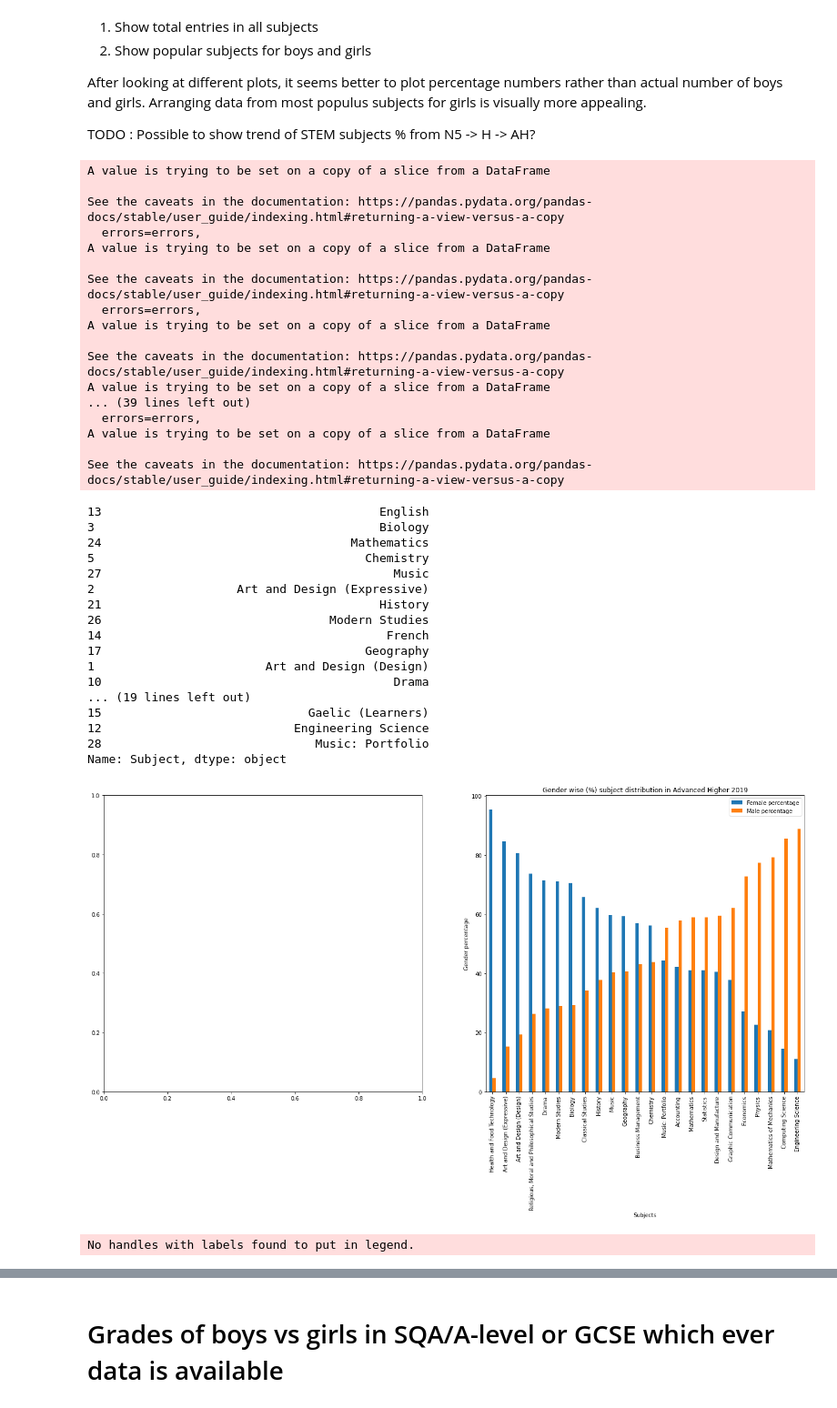
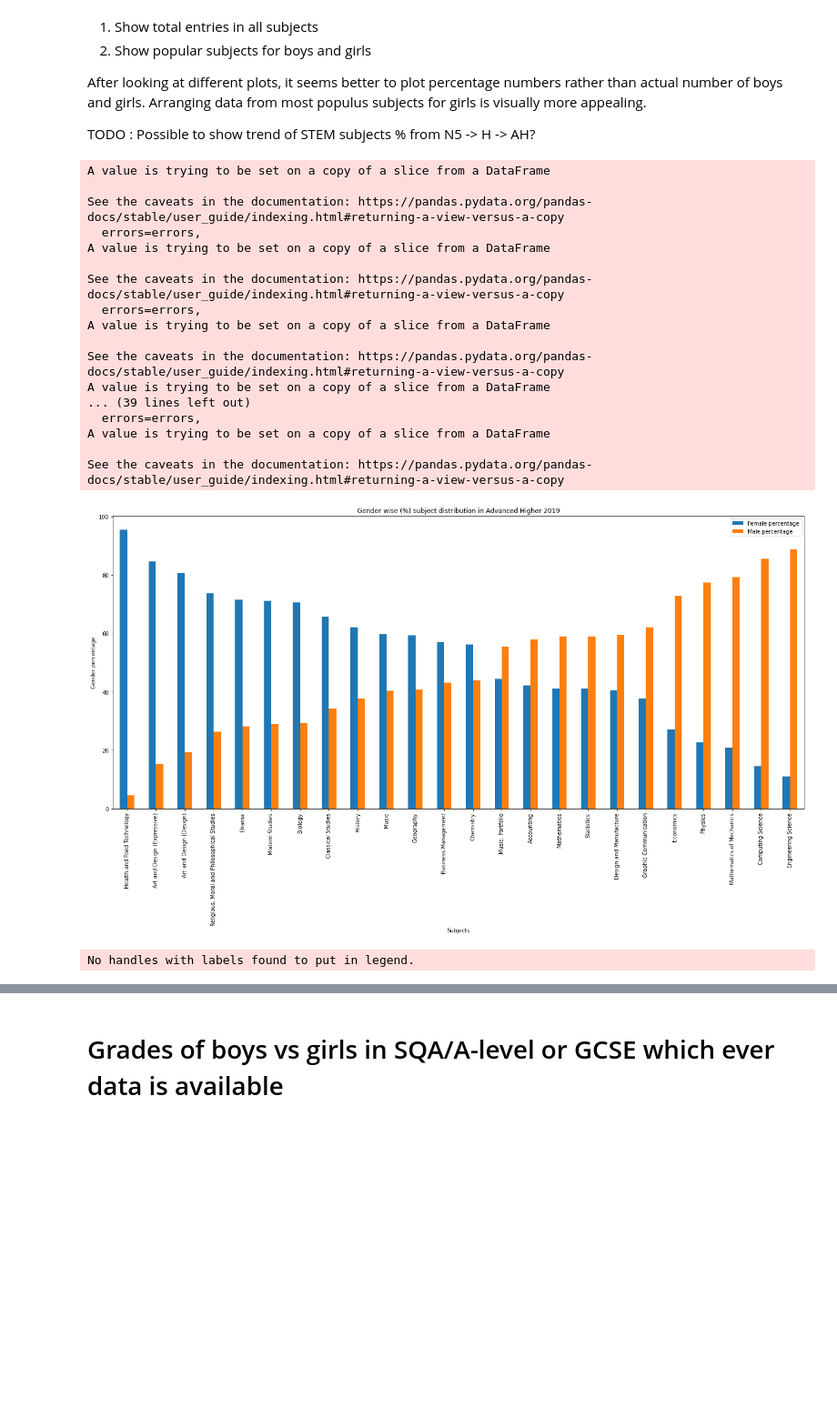
Before and after one commit to EsterGM/Women-In-Tech, a Jupyter notebook: final_computing_in_schools/CS_in_schools.ipynb, the cells around one changed output, grey strips where cells are left out. Shown at 91% size. Saved outputs shown, nothing was run; the diff lists cells and outputs as text; code cells hidden in the pictures; blank space fills up the shorter version.

```diff
--- a/final_computing_in_schools/CS_in_schools.ipynb
+++ b/final_computing_in_schools/CS_in_schools.ipynb
@@ -667,7 +646,6 @@ soi = ['Mathematics', 'Physics', 'Business Management', 'Computing Science', 'En
 
 def read_data_ah():
   # Read Advanced Higher stats for years [2015:2019]
-  # Can there be an array of df?
 
   # Read sheet name = Table 5
   sheet_name = 'Table 5'
@@ -713,6 +691,7 @@ def read_data_h():
   # There has been some changes to exam levels in this year
   new_h_path = 'https://github.com/njaincode/final_project/blob/main/SQA_datasets/2015/ASR2015_NewHigher.xls?raw=true'
   df_15a = pd.read_excel(h_path, sheet_name=sheet_name,header=None)
+  return df_15, df_16, df_17, df_18, df_19
 
 def read_data_n5():
   # Read N5 stats for years [2015:2019]
@@ -734,7 +713,7 @@ def read_data_n5():
 
   h_path = 'https://github.com/njaincode/final_project/blob/main/SQA_datasets/2015/ASR2015_National5.xls?raw=true'
   df_15 = pd.read_excel(h_path, sheet_name=sheet_name,header=None)
-
+  return df_15, df_16, df_17, df_18, df_19
 
 def clean_data(df, ishigher_yr15, isyr19):
 
@@ -801,16 +780,6 @@ def prepare_data(df_15, df_16, df_17, df_18, df_19, ishigher):
 
   # Data prep
   df_years = pd.DataFrame(columns = ['% of total', 'Male', 'Female'], index = [2015, 2016, 2017, 2018, 2019])
-
-  #df_years['% of total'] =   [total_entries_2015, total_entries_2016, total_entries_2017, total_entries_2018, total_entries_2019]
-  #df_years['Male'] =    [total_male_2015, total_male_2016, total_male_2017, total_male_2018, total_male_2019]
-  #df_years['Female'] =  [total_female_2015, total_female_2016, total_female_2017, total_female_2018, total_female_2019]
-
-  # Change to numerical value
-  #df_years['% of total'] = df_years['% of total'].astype(int)
-  #df_years['Male'] = df_years['Male'].astype(int)
-  #df_years['Female'] = df_years['Female'].astype(int)
-
   return(dfc_15, dfc_16, dfc_17, dfc_18, dfc_19)
 
 def main_function():
@@ -834,93 +803,54 @@ def main_function():
   # Set index as subject, it eases plotting
   ahigher_plot.set_index('Subject', inplace=True)
 
-  print(p2['Subject'])
+  #print(p2['Subject'])
   p2.set_index('Subject', inplace=True)
 
   # Remove language subjects
   p2 = p2.drop(index=subject_lang, axis=0)
   p2.sort_values(by = ["Female percentage"], ascending = [False], inplace=True)
 
-
-  fig, ax = plt.subplots(1, 2, figsize=(23,10))
+  fig, ax = plt.subplots(1, 1, figsize=(23,10))
   #ahigher_plot.plot(kind='bar', title='Girls subject intake in Advanced Higher', ylabel='Total intake', xlabel='Subject', ax=ax[0])
   #ax[0].legend(loc="upper right")
   # Control y-axis, step size=100
   major_ticks = np.arange(0, 2500, 100)
   #ax[0].set_yticks(major_ticks)
-  p2.plot(kind='bar', title='Gender wise (%) subject distribution in Advanced Higher 2019', ylabel='Gender percentage', xlabel='Subjects', ax=ax[1])
-
+  p2.plot(kind='bar', title='Gender wise (%) subject distribution in Advanced Higher 2019', ylabel='Gender percentage', xlabel='Subjects', ax=ax)
   plt.show()
-  #ax.grid(zorder=0)
-  # FIXME ax.bar(range(len(ahigher_plot)), ahigher_plot, width=0.3, align='center', color='skyblue', zorder=3)
 
   # Show another graph with Technology subjects or STEM subjects?
 
   ah_p2 = ahigher_plot.loc[soi]
 
   fig, ax = plt.subplots(1, 1, figsize=(15,8))
   ax.legend(loc="upper right")
   major_ticks = np.arange(0, 2500, 100)
   ax.set_yticks(major_ticks)
   ah_p2.plot(kind='bar', title='Students in STEM in Advanced Higher 2019 ', ylabel='Total intake', xlabel='Subject', ax=ax)
   plt.show()
 
-
-  # FIXME Remove, trying dot plot
-  #fig, ax = plt.subplots(1, 1, figsize=(25,15))
-  #x1 = dfc_19['Subject']
-  #y1 = p2['Female percentage']
-
-  #df_19_f = dfc_19[['Subject', 'Female percentage']]
-  # dataframe reshaping
-  #df2 = pd.melt(frame = df_19_f, var_name = 'Subject', value_name = 'Female percentage')
-  #plt.scatter(df_19_f['Subject'], df_19_f['Female percentage'])
-  #ax.plot(x1, y1, color='orange', marker='o', linestyle = '')
-  # dot-plot
-  #sns.stripplot(ax = ax, data = df2, x = 'Subjects', y = 'Female %')
-  #p2.plot('o', title='Gender wise (%) subject distribution in Advanced Higher', ylabel='Gender percentage', xlabel='Subjects', ax=ax[0])
-  #plt.show()
-
-
-
 main_function()
 # %% [output]
 A value is trying to be set on a copy of a slice from a DataFrame
 
 See the caveats in the documentation: https://pandas.pydata.org/pandas-docs/stable/user_guide/indexing.html#returning-a-view-versus-a-copy
   errors=errors,
 A value is trying to be set on a copy of a slice from a DataFrame
 
 See the caveats in the documentation: https://pandas.pydata.org/pandas-docs/stable/user_guide/indexing.html#returning-a-view-versus-a-copy
   errors=errors,
 A value is trying to be set on a copy of a slice from a DataFrame
 
 See the caveats in the documentation: https://pandas.pydata.org/pandas-docs/stable/user_guide/indexing.html#returning-a-view-versus-a-copy
 A value is trying to be set on a copy of a slice from a DataFrame
 ... (39 lines left out)
   errors=errors,
 A value is trying to be set on a copy of a slice from a DataFrame
 
 See the caveats in the documentation: https://pandas.pydata.org/pandas-docs/stable/user_guide/indexing.html#returning-a-view-versus-a-copy
+[figure, new version]
-13                                       English
-3                                        Biology
-24                                   Mathematics
-5                                      Chemistry
-27                                         Music
-2                    Art and Design (Expressive)
-21                                       History
-26                                Modern Studies
-14                                        French
-17                                     Geography
-1                        Art and Design (Design)
-10                                         Drama
-... (19 lines left out)
-15                             Gaelic (Learners)
-12                           Engineering Science
-28                              Music: Portfolio
-Name: Subject, dtype: object
+No handles with labels found to put in legend.
-[figure, old version]
-No handles with labels found to put in legend.
 [figure]
 # %% [markdown]
 # Grades of boys vs girls in SQA/A-level or GCSE which ever data is available
```
Also changed, not shown: parts of 14 cells of this notebook.
